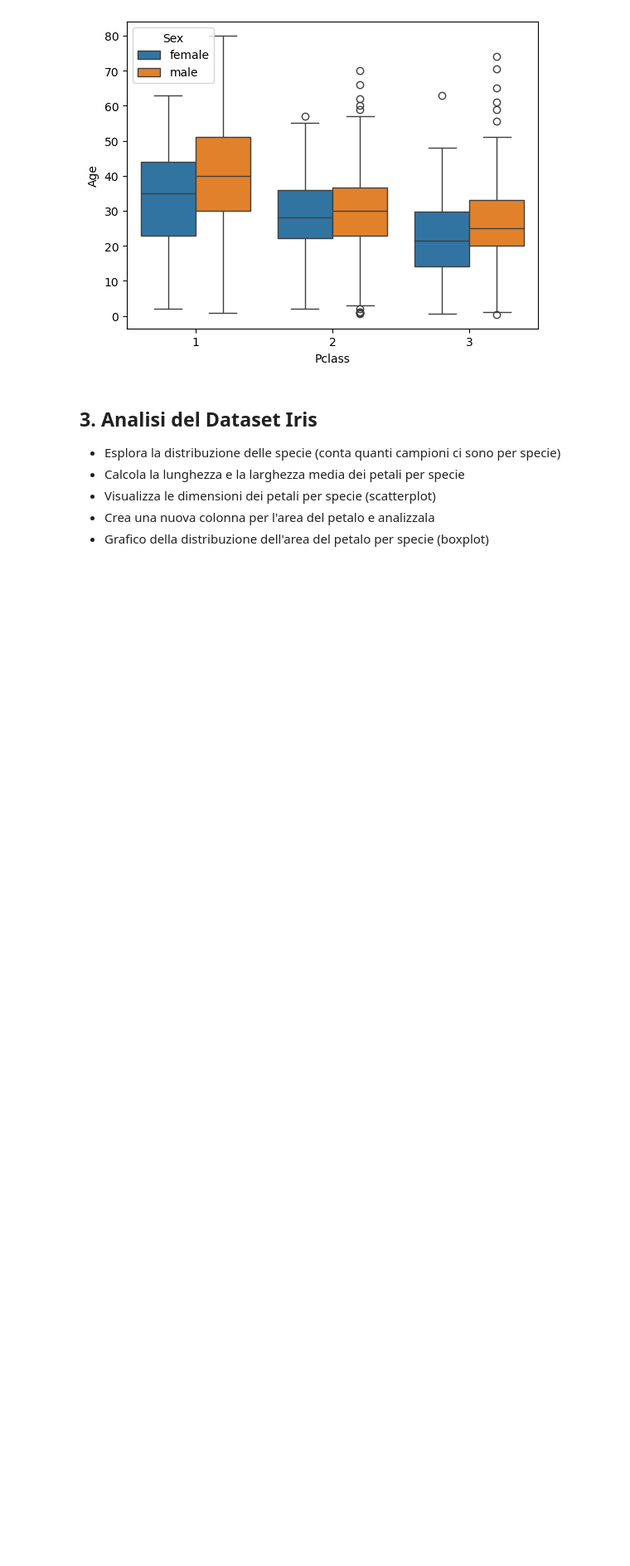
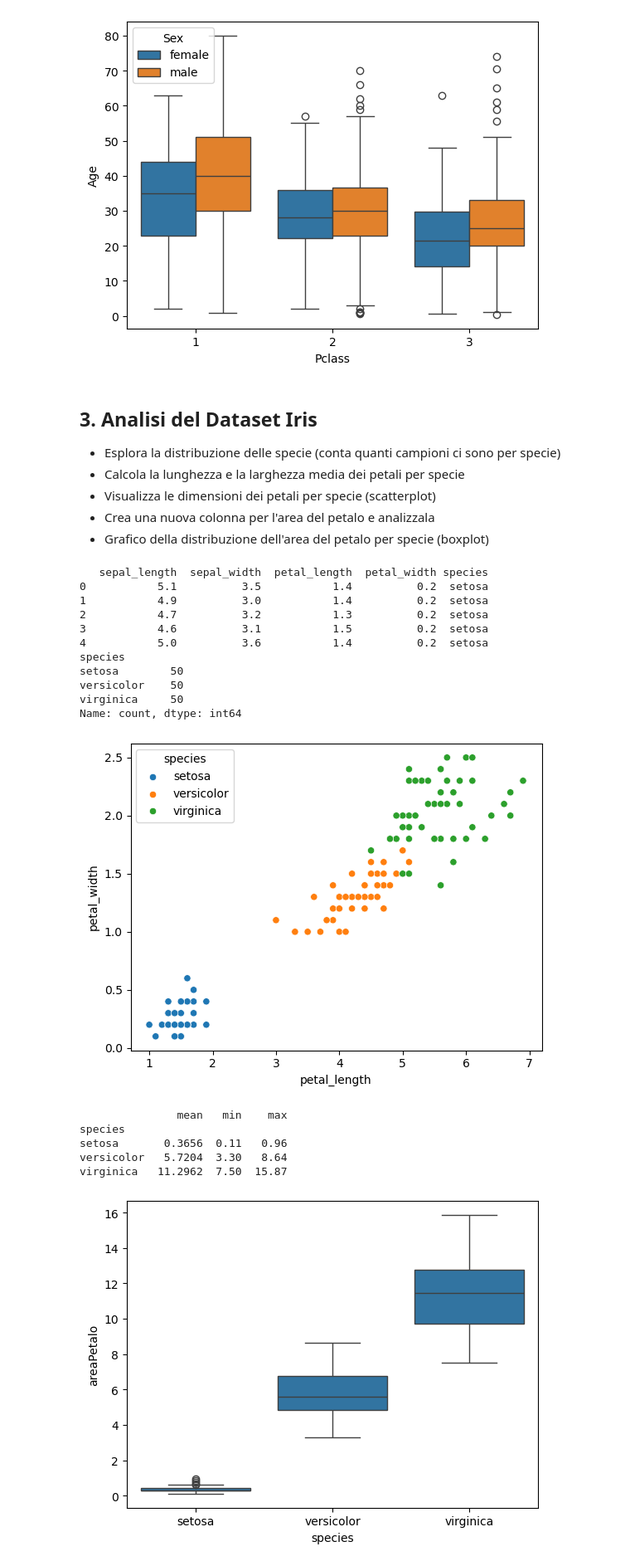
Before and after one commit to Suezooo/LabProgrammazione2, a Jupyter notebook: esercizi/4_Esercizi_lez_4.ipynb, the cells around one changed output. Shown at 83% size. Drawn from its saved outputs; the diff is of its cells as text; code cells hidden in the pictures; blank space fills up the shorter version.

```diff
--- a/esercizi/4_Esercizi_lez_4.ipynb
+++ b/esercizi/4_Esercizi_lez_4.ipynb
@@ -107,8 +107,43 @@ dtype: int64
 # %%
 import pandas as pd
 import matplotlib.pyplot as plt
 import seaborn as sns
 
 url = "https://raw.githubusercontent.com/mwaskom/seaborn-data/master/iris.csv"
 df = pd.read_csv(url)
-df.head()
+print(df.head())
+
+# 1
+print(df['species'].value_counts())
+
+# 2
+df.groupby('species')[['petal_width','petal_length']].mean()
+# 3
+sns.scatterplot(data = df, x = 'petal_length',y = 'petal_width', hue = 'species') # è giusto?
+plt.show()
+# 4
+df['areaPetalo'] = df['petal_length'] * df['petal_width']
+print(df.groupby('species')['areaPetalo'].agg(['mean','min','max']))
+
+#5
+sns.boxplot(data = df, x = 'species', y = 'areaPetalo')
+plt.show()
+# %% [output]
+   sepal_length  sepal_width  petal_length  petal_width species
+0           5.1          3.5           1.4          0.2  setosa
+1           4.9          3.0           1.4          0.2  setosa
+2           4.7          3.2           1.3          0.2  setosa
+3           4.6          3.1           1.5          0.2  setosa
+4           5.0          3.6           1.4          0.2  setosa
+species
+setosa        50
+versicolor    50
+virginica     50
+Name: count, dtype: int64
+[figure, added]
+               mean   min    max
+species
+setosa       0.3656  0.11   0.96
+versicolor   5.7204  3.30   8.64
+virginica   11.2962  7.50  15.87
+[figure, added]
```
